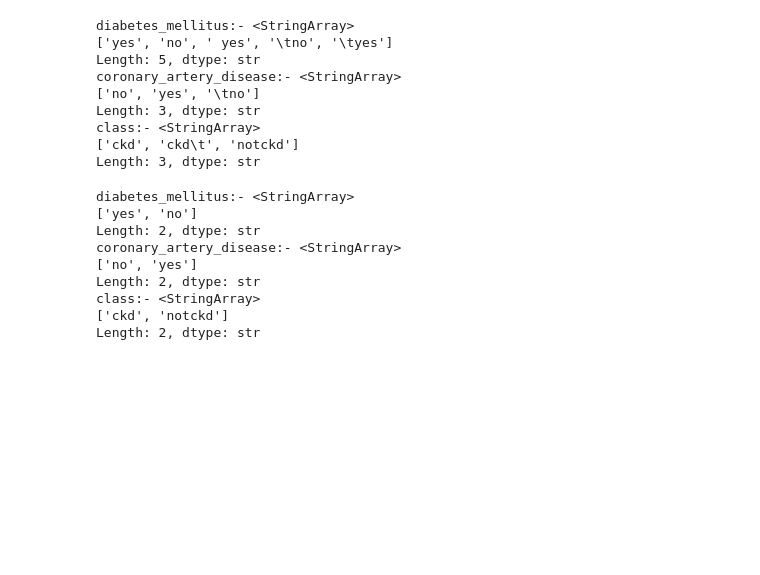
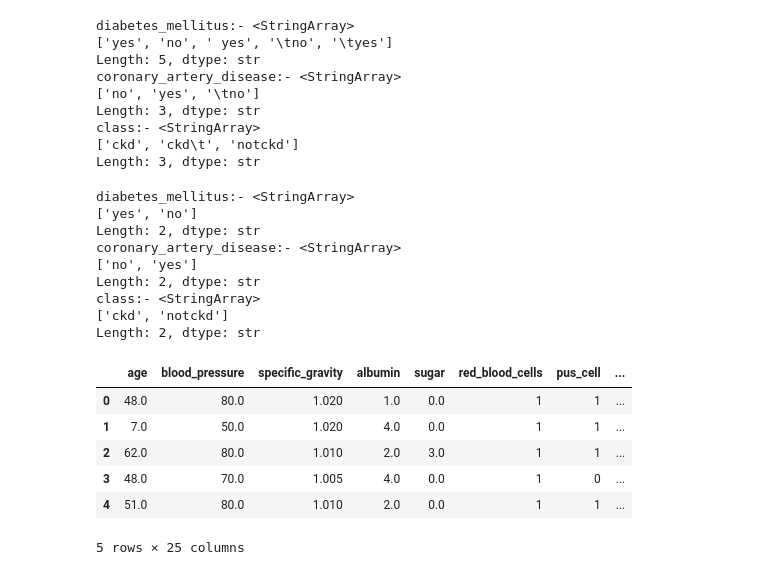
Before and after one commit to VidhunRangaraajan/chronic-kidney-disease-prediction, a Jupyter notebook: notebooks/chronic.ipynb, the cells around one changed output. Cells and saved outputs as stored; diff of their text form; code cells hidden in the pictures; blank space fills up the shorter version.

Commit message:
Data Mapping To Numbers

```diff
--- a/notebooks/chronic.ipynb
+++ b/notebooks/chronic.ipynb
@@ -248,3 +248,25 @@ Length: 2, dtype: str
 class:- <StringArray>
 ['ckd', 'notckd']
 Length: 2, dtype: str
+# %%
+df_data['class']=df_data['class'].map({'ckd':1, 'notckd':0})
+df_data['red_blood_cells']=df_data['red_blood_cells'].map({'abnormal':0, 'normal':1})
+df_data['pus_cell']=df_data['pus_cell'].map({'abnormal':0, 'normal':1})
+df_data['pus_cell_clumps']=df_data['pus_cell_clumps'].map({'present':1, 'notpresent':0})
+df_data['bateria']=df_data['bateria'].map({'present':1, 'notpresent':0})
+df_data['hypertension']=df_data['hypertension'].map({'yes':1, 'no':0})
+df_data['diabetes_mellitus']=df_data['diabetes_mellitus'].map({'yes':1, 'no':0})
+df_data['coronary_artery_disease']=df_data['coronary_artery_disease'].map({'yes':1, 'no':0})
+df_data['appetite']=df_data['appetite'].map({'good':1, 'poor':0})
+df_data['pedal_edema']=df_data['pedal_edema'].map({'yes':1, 'no':0})
+df_data['anemia']=df_data['anemia'].map({'yes':1, 'no':0})
+# %%
+df_data.head()
+# %% [output]
+|  | age | blood_pressure | specific_gravity | albumin | sugar | red_blood_cells | pus_cell | ... |
+| 0 | 48.0 | 80.0 | 1.020 | 1.0 | 0.0 | 1 | 1 | ... |
+| 1 | 7.0 | 50.0 | 1.020 | 4.0 | 0.0 | 1 | 1 | ... |
+| 2 | 62.0 | 80.0 | 1.010 | 2.0 | 3.0 | 1 | 1 | ... |
+| 3 | 48.0 | 70.0 | 1.005 | 4.0 | 0.0 | 1 | 0 | ... |
+| 4 | 51.0 | 80.0 | 1.010 | 2.0 | 0.0 | 1 | 1 | ... |
+5 rows × 25 columns
```
Also changed, not shown: parts of 1 cell of this notebook.
